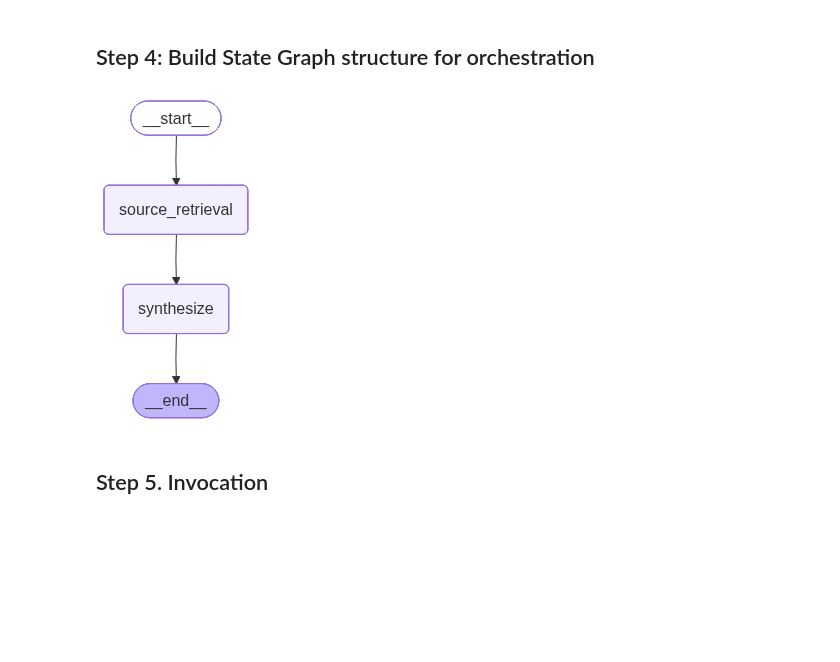
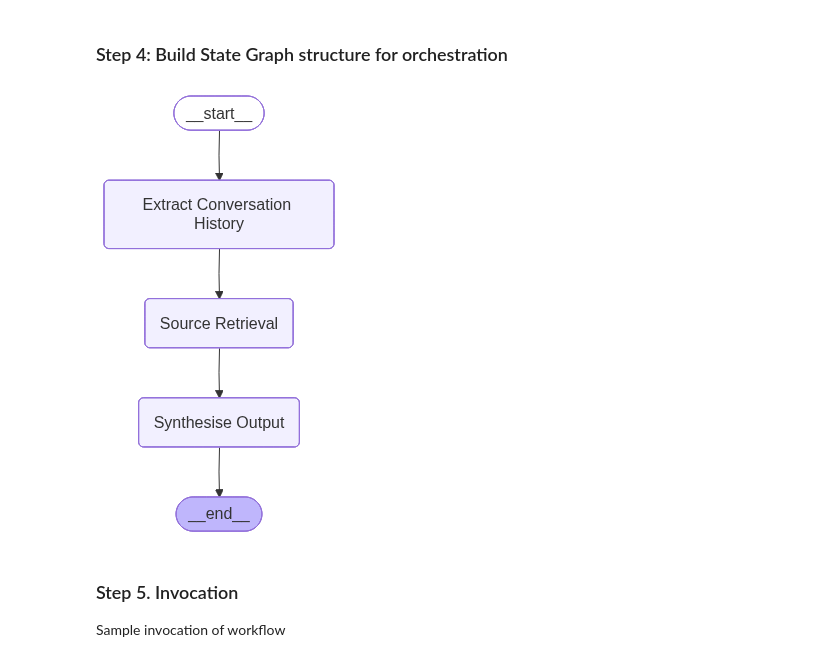
Before and after one commit to eugenelian/DBTT_G5T1, a Jupyter notebook: notebooks/chatbot.ipynb, the cells around one changed output. Saved outputs shown, nothing was run; the diff lists cells and outputs as text; code cells hidden in the pictures; blank space fills up the shorter version.

Commit message:
fix: fixed visualisation in chatbot.ipynb

```diff
--- a/notebooks/chatbot.ipynb
+++ b/notebooks/chatbot.ipynb
@@ -134,0 +118,4 @@ llm_client = ChatGroq(api_key=GROQ_API_KEY, model=GROQ_MODEL, max_retries=2)
+# %%
+# Setting up LLM Groq Client and Prompt Manager
+llm_client = ChatGroq(api_key=GROQ_API_KEY, model=GROQ_MODEL)
+prompt_manager = JinjaPromptManager()
@@ -135 +243,8 @@ llm_client = ChatGroq(api_key=GROQ_API_KEY, model=GROQ_MODEL, max_retries=2)
+# %%
+# Setting up Response Synthesiser
+response_synthesiser = ResponseSynthesiserComponent(
+    llm_client=llm_client,
+    prompt_manager=prompt_manager,
+    prompt_filename="response_synthesis.yaml",
+)
 # %% [markdown]
@@ -157,15 +282,2 @@ class State(BaseModel):
 
     model_config = ConfigDict(extra="ignore")
-# %%
-# Simulate loading vector store
-embeddings = OpenAIEmbeddings(model=OPENAI_EMB_MODEL)
-vectorstore = FAISS.load_local(
-    "faiss_index", embeddings, allow_dangerous_deserialization=True
-)
-
-# Node Definition to retrieve sources
-
-
-def source_retrieval(state: State):
-    docs = vectorstore.similarity_search(state.user_query, k=4)
-    return {"sources": [doc.model_dump() for doc in docs]}
@@ -220,26 +284,37 @@ async def synthesize(state: State):
 # %% [markdown]
-## Step 4: Build State Graph structure for orchestration
+### Step 4: Build State Graph structure for orchestration
+# %%
+# Create function for extracting conversation history
+
+
+async def extract_conversation_history(state: State):
+    # Requires connecting to MongoDB which has been performed in the application
+    # Check out app/backend/database/mongodb.py for full implementation
+    return {"conversation_history": []}
 # %%
 from IPython.display import Image, display
 from langgraph.graph import END, START, StateGraph
 
 # Instantiate graph here
 graph_builder = StateGraph(State)
 
 # Include nodes
-graph_builder.add_node("source_retrieval", source_retrieval)
-graph_builder.add_node("synthesize", synthesize)
+graph_builder.add_node("Extract Conversation History", extract_conversation_history)
+graph_builder.add_node("Source Retrieval", source_retrieval.retrieve)
+graph_builder.add_node("Synthesise Output", response_synthesiser.synthesize)
 
 # Include Edges
-graph_builder.add_edge(START, "source_retrieval")
-graph_builder.add_edge("source_retrieval", "synthesize")
-graph_builder.add_edge("synthesize", END)
+graph_builder.add_edge(START, "Extract Conversation History")
+graph_builder.add_edge("Extract Conversation History", "Source Retrieval")
+graph_builder.add_edge("Source Retrieval", "Synthesise Output")
+graph_builder.add_edge("Synthesise Output", END)
 
 # Compile and save graph
 graph = graph_builder.compile()
 display(Image(graph.get_graph().draw_mermaid_png()))
 # %% [output]
-[figure, old version]
+[figure, new version]
 # %% [markdown]
-## Step 5. Invocation
+### Step 5. Invocation
+Sample invocation of workflow
 # %%
```
Also changed, not shown: parts of 19 cells of this notebook, 3 other files.
